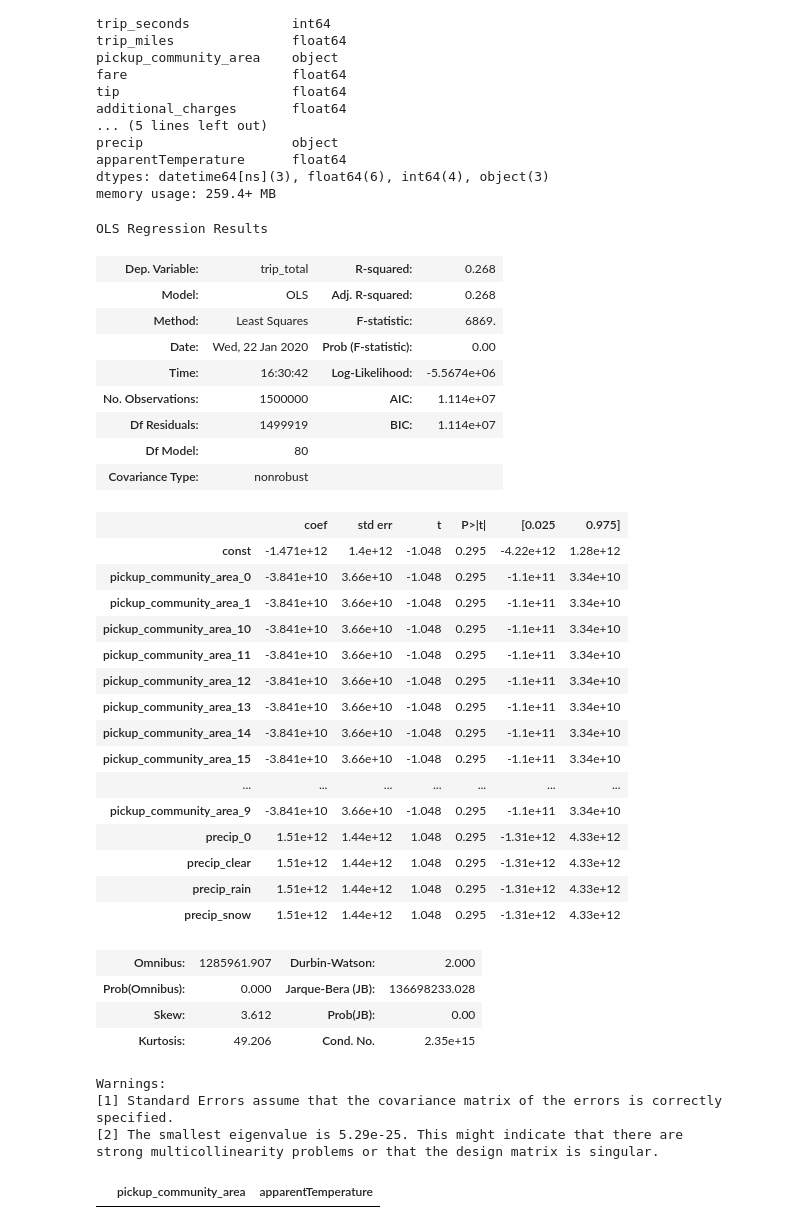
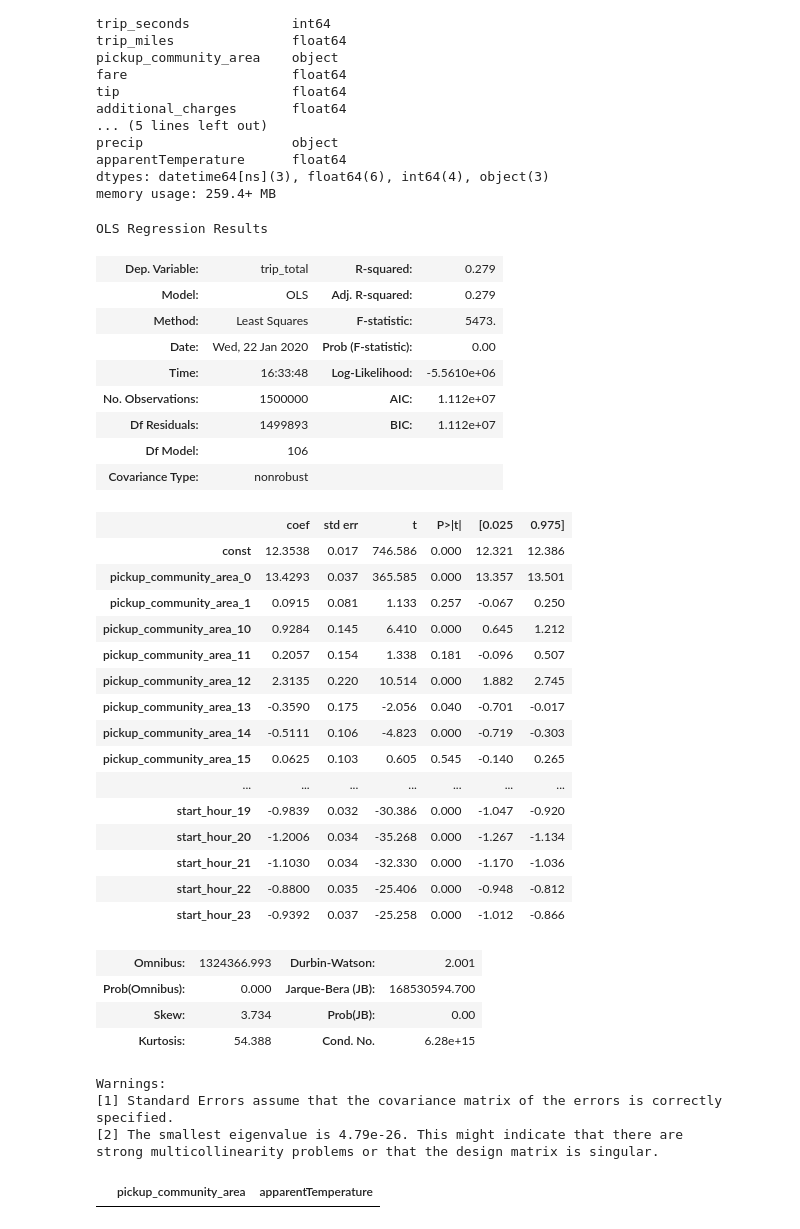
Before and after one commit to muoyo/chicago-ridesharing, a Jupyter notebook: notebooks/rideshare_EDA.ipynb, the cells around one changed output. Cells and saved outputs as stored; diff of their text form; code cells hidden in the pictures.

Commit message:
Stable regression using precip

```diff
--- a/notebooks/rideshare_EDA.ipynb
+++ b/notebooks/rideshare_EDA.ipynb
@@ -195,65 +195,65 @@ X = df.drop(columns=columns_to_drop)
 X['pickup_community_area']=X['pickup_community_area'].fillna('0')
 
 
 
 enc = OneHotEncoder()
 
 y = df['trip_total']
 
 # Split data into training and test sets
-X_train, X_test, y_train, y_test = train_test_split(X_cat, y, test_size=0.25)
+X_train, X_test, y_train, y_test = train_test_split(X, y, test_size=0.25)
 
 # Transform training and test sets
 X_train_enc = enc.fit_transform(X_train, y_train)
 X_test_enc = enc.transform(X_test)
 
 # Convert these columns into a DataFrame
 columns = enc.get_feature_names(input_features=X_train.columns)
 X_train = pd.DataFrame(X_train_enc.todense(), columns=columns, index=X_train.index)
 X_test = pd.DataFrame(X_test_enc.todense(), columns=columns, index=X_test.index)
 
 # Combine categorical and continuous features into the final dataframe
-# X_train_all = pd.concat([pd.DataFrame(X_train_imputed_scaled), X_train_df], axis=1)
-# X_test_all = pd.concat([pd.DataFrame(X_test_imputed_scaled), X_test_df], axis=1)
+# X_train_all = pd.concat([pd.DataFrame(X_train_imputed_scaled), X_train], axis=1)
+# X_test_all = pd.concat([pd.DataFrame(X_test_imputed_scaled), X_test], axis=1)
 
 X_train = sm.add_constant(X_train)
 X_test = sm.add_constant(X_test)
 model = sm.OLS(y_train,X_train).fit()
 model.summary()
 # %% [output]
 OLS Regression Results
-| Dep. Variable: | trip_total | R-squared: | 0.268 |
-| Model: | OLS | Adj. R-squared: | 0.268 |
-| Method: | Least Squares | F-statistic: | 6869. |
+| Dep. Variable: | trip_total | R-squared: | 0.279 |
+| Model: | OLS | Adj. R-squared: | 0.279 |
+| Method: | Least Squares | F-statistic: | 5473. |
 | Date: | Wed, 22 Jan 2020 | Prob (F-statistic): | 0.00 |
-| Time: | 16:30:42 | Log-Likelihood: | -5.5674e+06 |
-| No. Observations: | 1500000 | AIC: | 1.114e+07 |
-| Df Residuals: | 1499919 | BIC: | 1.114e+07 |
-| Df Model: | 80 |  |  |
+| Time: | 16:33:48 | Log-Likelihood: | -5.5610e+06 |
+| No. Observations: | 1500000 | AIC: | 1.112e+07 |
+| Df Residuals: | 1499893 | BIC: | 1.112e+07 |
+| Df Model: | 106 |  |  |
 | Covariance Type: | nonrobust |  |  |
 |  | coef | std err | t | P>|t| | [0.025 | 0.975] |
-| const | -1.471e+12 | 1.4e+12 | -1.048 | 0.295 | -4.22e+12 | 1.28e+12 |
-| pickup_community_area_0 | -3.841e+10 | 3.66e+10 | -1.048 | 0.295 | -1.1e+11 | 3.34e+10 |
-| pickup_community_area_1 | -3.841e+10 | 3.66e+10 | -1.048 | 0.295 | -1.1e+11 | 3.34e+10 |
-| pickup_community_area_10 | -3.841e+10 | 3.66e+10 | -1.048 | 0.295 | -1.1e+11 | 3.34e+10 |
-| pickup_community_area_11 | -3.841e+10 | 3.66e+10 | -1.048 | 0.295 | -1.1e+11 | 3.34e+10 |
-| pickup_community_area_12 | -3.841e+10 | 3.66e+10 | -1.048 | 0.295 | -1.1e+11 | 3.34e+10 |
-| pickup_community_area_13 | -3.841e+10 | 3.66e+10 | -1.048 | 0.295 | -1.1e+11 | 3.34e+10 |
-| pickup_community_area_14 | -3.841e+10 | 3.66e+10 | -1.048 | 0.295 | -1.1e+11 | 3.34e+10 |
-| pickup_community_area_15 | -3.841e+10 | 3.66e+10 | -1.048 | 0.295 | -1.1e+11 | 3.34e+10 |
+| const | 12.3538 | 0.017 | 746.586 | 0.000 | 12.321 | 12.386 |
+| pickup_community_area_0 | 13.4293 | 0.037 | 365.585 | 0.000 | 13.357 | 13.501 |
+| pickup_community_area_1 | 0.0915 | 0.081 | 1.133 | 0.257 | -0.067 | 0.250 |
+| pickup_community_area_10 | 0.9284 | 0.145 | 6.410 | 0.000 | 0.645 | 1.212 |
+| pickup_community_area_11 | 0.2057 | 0.154 | 1.338 | 0.181 | -0.096 | 0.507 |
+| pickup_community_area_12 | 2.3135 | 0.220 | 10.514 | 0.000 | 1.882 | 2.745 |
+| pickup_community_area_13 | -0.3590 | 0.175 | -2.056 | 0.040 | -0.701 | -0.017 |
+| pickup_community_area_14 | -0.5111 | 0.106 | -4.823 | 0.000 | -0.719 | -0.303 |
+| pickup_community_area_15 | 0.0625 | 0.103 | 0.605 | 0.545 | -0.140 | 0.265 |
 | ... | ... | ... | ... | ... | ... | ... |
-| pickup_community_area_9 | -3.841e+10 | 3.66e+10 | -1.048 | 0.295 | -1.1e+11 | 3.34e+10 |
-| precip_0 | 1.51e+12 | 1.44e+12 | 1.048 | 0.295 | -1.31e+12 | 4.33e+12 |
-| precip_clear | 1.51e+12 | 1.44e+12 | 1.048 | 0.295 | -1.31e+12 | 4.33e+12 |
-| precip_rain | 1.51e+12 | 1.44e+12 | 1.048 | 0.295 | -1.31e+12 | 4.33e+12 |
-| precip_snow | 1.51e+12 | 1.44e+12 | 1.048 | 0.295 | -1.31e+12 | 4.33e+12 |
+| start_hour_19 | -0.9839 | 0.032 | -30.386 | 0.000 | -1.047 | -0.920 |
+| start_hour_20 | -1.2006 | 0.034 | -35.268 | 0.000 | -1.267 | -1.134 |
+| start_hour_21 | -1.1030 | 0.034 | -32.330 | 0.000 | -1.170 | -1.036 |
+| start_hour_22 | -0.8800 | 0.035 | -25.406 | 0.000 | -0.948 | -0.812 |
+| start_hour_23 | -0.9392 | 0.037 | -25.258 | 0.000 | -1.012 | -0.866 |
-| Omnibus: | 1285961.907 | Durbin-Watson: | 2.000 |
-| Prob(Omnibus): | 0.000 | Jarque-Bera (JB): | 136698233.028 |
-| Skew: | 3.612 | Prob(JB): | 0.00 |
-| Kurtosis: | 49.206 | Cond. No. | 2.35e+15 |
+| Omnibus: | 1324366.993 | Durbin-Watson: | 2.001 |
+| Prob(Omnibus): | 0.000 | Jarque-Bera (JB): | 168530594.700 |
+| Skew: | 3.734 | Prob(JB): | 0.00 |
+| Kurtosis: | 54.388 | Cond. No. | 6.28e+15 |
 Warnings:
 [1] Standard Errors assume that the covariance matrix of the errors is correctly specified.
-[2] The smallest eigenvalue is 5.29e-25. This might indicate that there are
+[2] The smallest eigenvalue is 4.79e-26. This might indicate that there are
 strong multicollinearity problems or that the design matrix is singular.
 # %%
 # columns_to_use = ['apparentTemperature', 'pickup_community_area']
```
